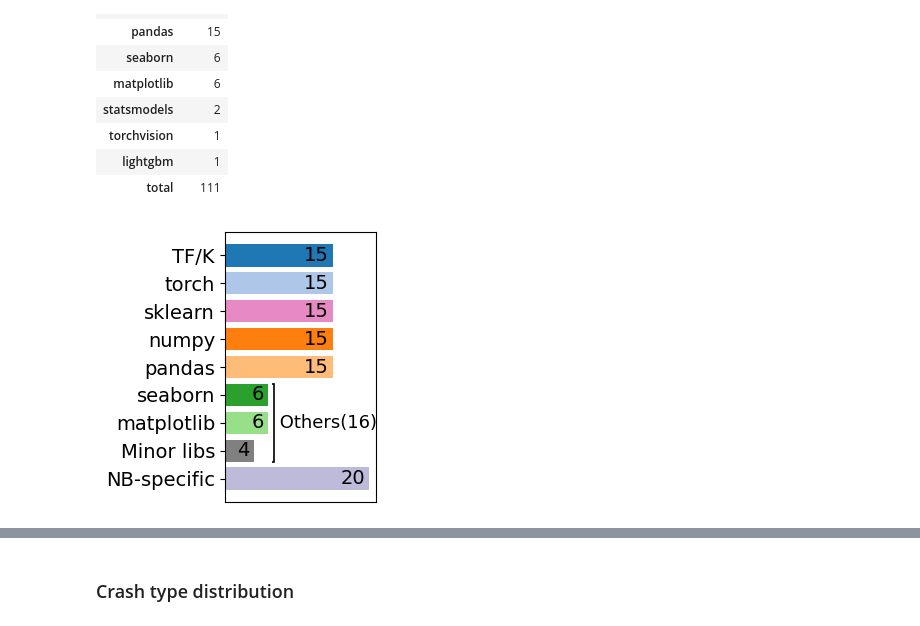
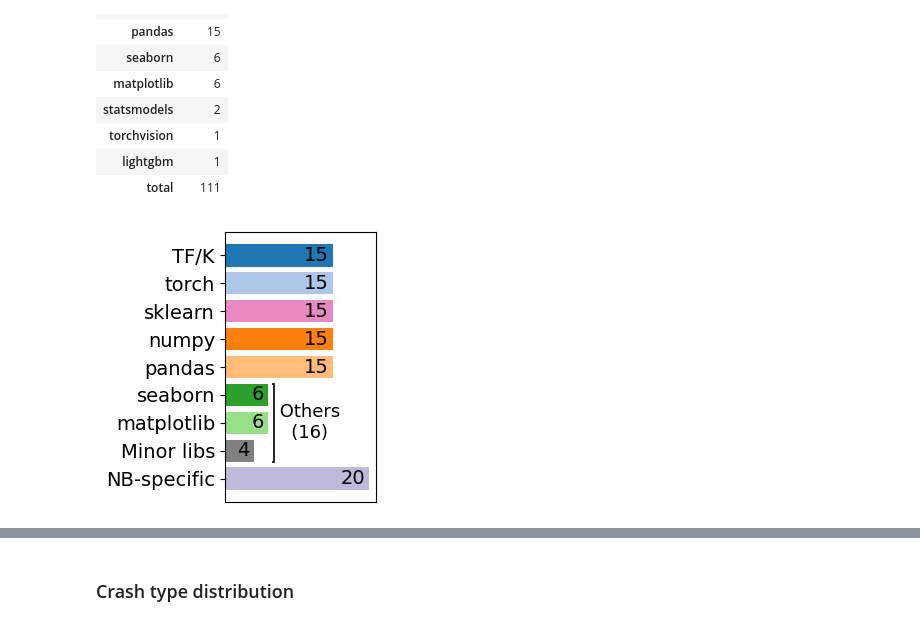
Before and after one commit to PELAB-LiU/JunoBench_construct, a Jupyter notebook: statistics_benchmark_all.ipynb, the cells around one changed output, grey strips where cells are left out. Saved outputs shown, nothing was run; the diff lists cells and outputs as text; code cells hidden in the pictures.

Commit message:
update plots

```diff
--- a/statistics_benchmark_all.ipynb
+++ b/statistics_benchmark_all.ipynb
@@ -178,35 +178,35 @@ for i in range(len(bar_widths)):
             positions[i],
             str(bar_widths[i]),
             va='center',
             ha='right',
             fontsize=14
         )
 
 # === Add bracket for Others (matplotlib, seaborn, Minor libs) ===
 # These are the 6th, 7th, and 8th items (0-indexed)
 start_idx = labels.index('seaborn')
 end_idx = labels.index('Minor libs')
 
 y_top = positions[start_idx] - 0.4
 y_bottom = positions[end_idx] + 0.4
 x = bar_widths[5] + 0.5  # Place bracket slightly to the right of longest bar
 
 # Draw bracket
 others_sum = sum([main_causes['seaborn'], main_causes['matplotlib'], main_causes['Minor libs']])
 utilplot.draw_bracket(
     ax=ax,
     x=bar_widths[6] + 0.5,
     y_top=positions[labels.index('seaborn')] - 0.4,
     y_bottom=positions[labels.index('Minor libs')] + 0.4,
-    label=f" Others({others_sum})",
+    label=f" Others\n   ({others_sum})",
     fontsize=13
 )
 
 plt.tight_layout()
 # plt.savefig(config.path_plot_default.joinpath("library_dist_horizontal.pdf"), bbox_inches='tight')
 plt.show()
 # %% [output]
-[figure, old version]
+[figure, new version]
 # %%
 # Major crash causes
 main_causes = {k: v for k, v in dict_lib.items() if v>=10}
```
Also changed, not shown: parts of 5 cells of this notebook, 1 other file.
